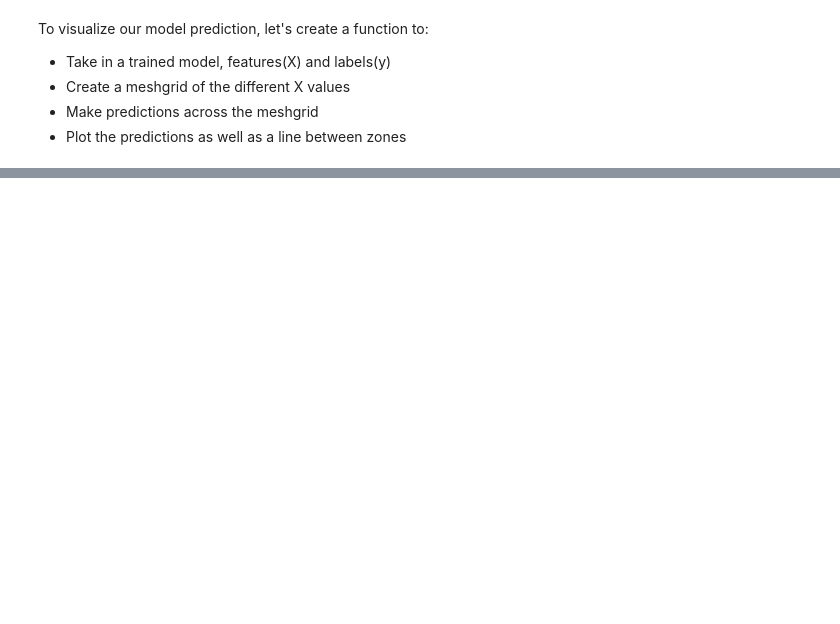
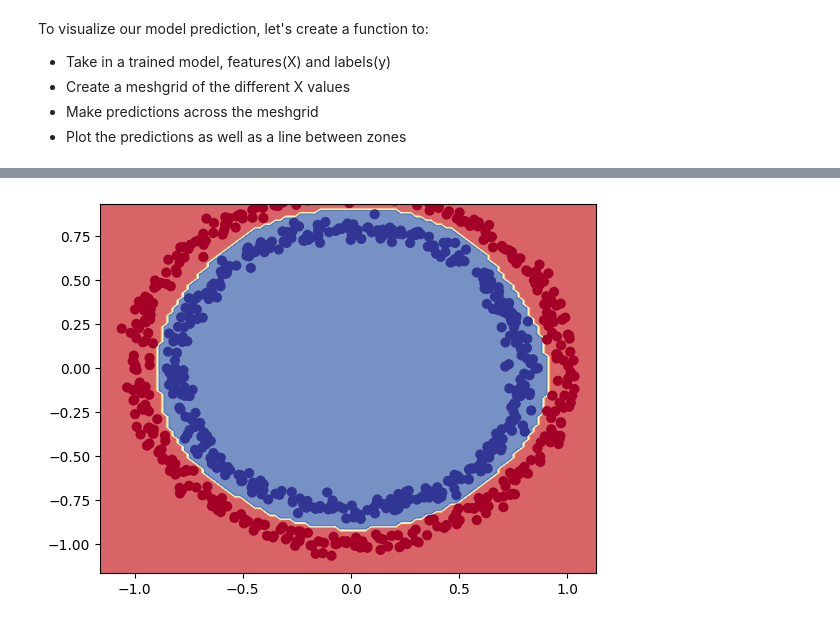
Before and after one commit to Sloppy1999/tf_course, a Jupyter notebook: notebooks/02_classification.ipynb, the cells around one changed output, grey strips where cells are left out. Saved outputs shown, nothing was run; the diff lists cells and outputs as text; code cells hidden in the pictures; blank space fills up the shorter version.

```diff
--- a/notebooks/02_classification.ipynb
+++ b/notebooks/02_classification.ipynb
@@ -242,0 +325,23 @@ Doing binary classification
+# %%
+# Split into train and test set
+
+X_train, X_test = X[:800], X[800:]
+y_train, y_test = y[:800], y[800:]
+# %%
+# Set seed
+tf.random.set_seed(42)
+
+#1. Create the model with non-linear activation
+model_6 = tf.keras.models.Sequential([
+    tf.keras.layers.Dense(100, activation="tanh"),
+    tf.keras.layers.Dense(100, activation="tanh"),
+    tf.keras.layers.Dense(10, activation="tanh"),
+    tf.keras.layers.Dense(1, activation="sigmoid")
+])
+
+#2. Compile model
+model_6.compile(loss="binary_crossentropy",
+               optimizer=tf.keras.optimizers.Adam(learning_rate=0.001),
+                metrics=["accuracy"])
+#3. Fit model
+history = model_6.fit(X_train,y_train, epochs=100)
@@ -242,0 +366,4 @@ Doing binary classification
+# %%
+# Check the decision boundary for model_6
+plot_dec_bound(model_6, X_train,y_train)
+# %% [output]
@@ -242,0 +372 @@ Doing binary classification
+[figure, added]
```
Also changed, not shown: parts of 18 cells of this notebook.
